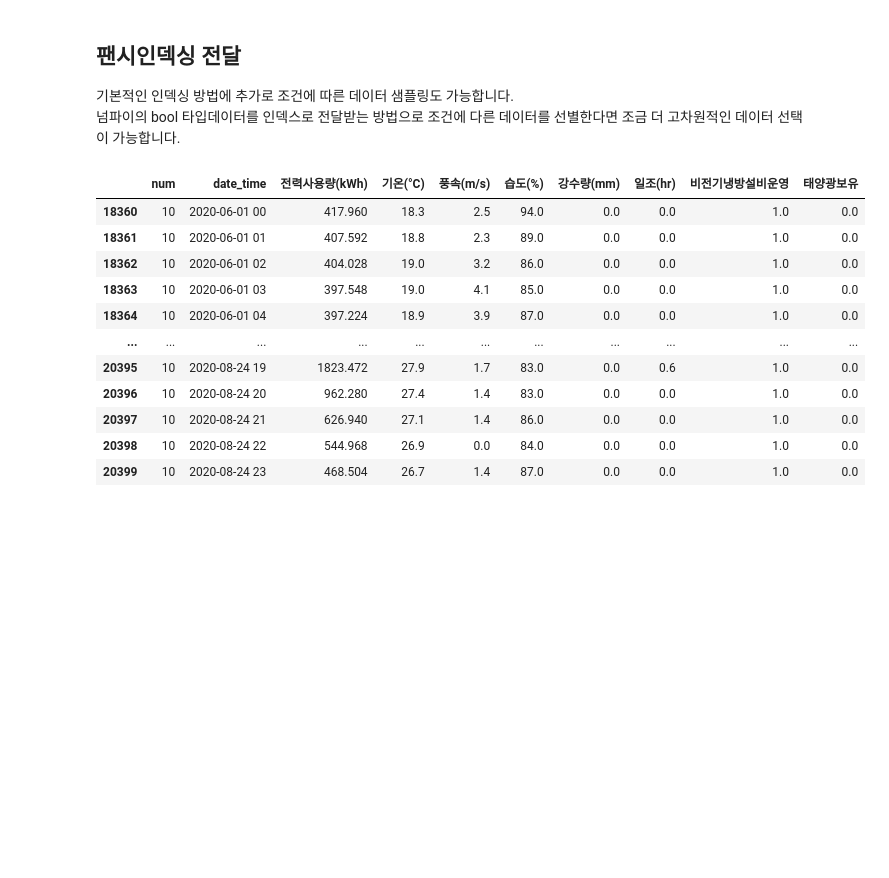
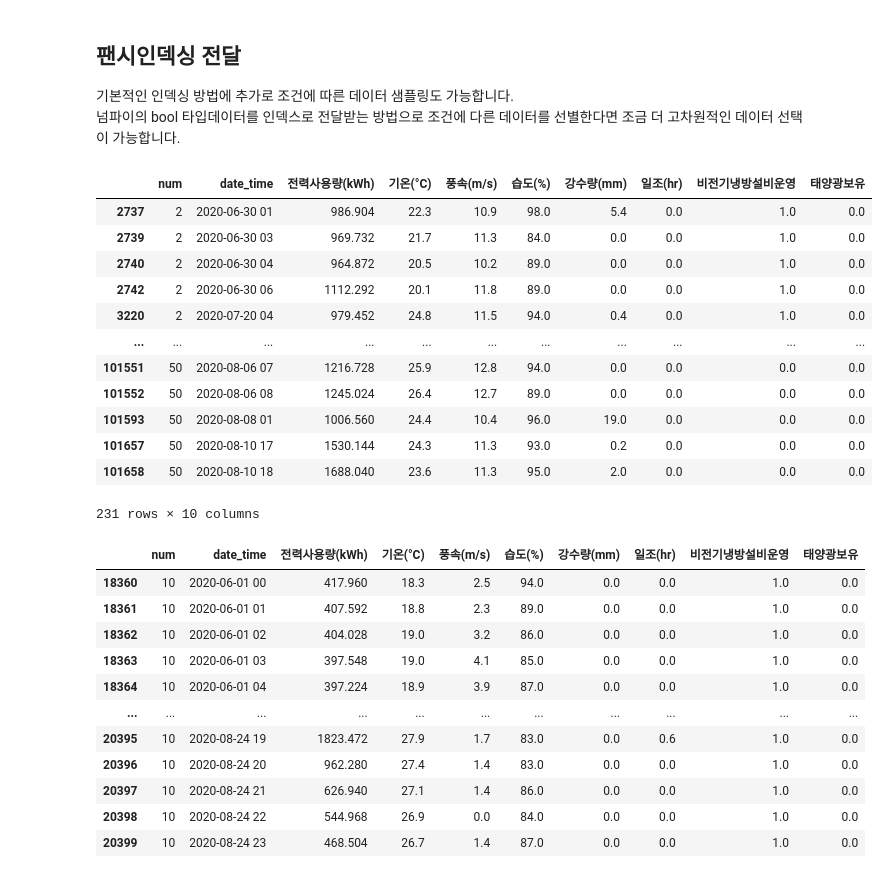
Before and after one commit to overgroove/samsung_ML, a Jupyter notebook: 03_package_pandas.ipynb, the cells around one changed output. Drawn from its saved outputs; the diff is of its cells as text; code cells hidden in the pictures; blank space fills up the shorter version.

```diff
--- a/03_package_pandas.ipynb
+++ b/03_package_pandas.ipynb
@@ -423,6 +423,22 @@ df.loc[10:21, ['date_time', '전력사용량(kWh)']]
 ## 팬시인덱싱 전달
 기본적인 인덱싱 방법에 추가로 조건에 따른 데이터 샘플링도 가능합니다.
 넘파이의 bool 타입데이터를 인덱스로 전달받는 방법으로 조건에 다른 데이터를 선별한다면 조금 더 고차원적인 데이터 선택이 가능합니다.
+# %%
+df.loc[df['풍속(m/s)'] > 10]
+# %% [output]
+|  | num | date_time | 전력사용량(kWh) | 기온(°C) | 풍속(m/s) | 습도(%) | 강수량(mm) | 일조(hr) | 비전기냉방설비운영 | 태양광보유 |
+| 2737 | 2 | 2020-06-30 01 | 986.904 | 22.3 | 10.9 | 98.0 | 5.4 | 0.0 | 1.0 | 0.0 |
+| 2739 | 2 | 2020-06-30 03 | 969.732 | 21.7 | 11.3 | 84.0 | 0.0 | 0.0 | 1.0 | 0.0 |
+| 2740 | 2 | 2020-06-30 04 | 964.872 | 20.5 | 10.2 | 89.0 | 0.0 | 0.0 | 1.0 | 0.0 |
+| 2742 | 2 | 2020-06-30 06 | 1112.292 | 20.1 | 11.8 | 89.0 | 0.0 | 0.0 | 1.0 | 0.0 |
+| 3220 | 2 | 2020-07-20 04 | 979.452 | 24.8 | 11.5 | 94.0 | 0.4 | 0.0 | 1.0 | 0.0 |
+| ... | ... | ... | ... | ... | ... | ... | ... | ... | ... | ... |
+| 101551 | 50 | 2020-08-06 07 | 1216.728 | 25.9 | 12.8 | 94.0 | 0.0 | 0.0 | 0.0 | 0.0 |
+| 101552 | 50 | 2020-08-06 08 | 1245.024 | 26.4 | 12.7 | 89.0 | 0.0 | 0.0 | 0.0 | 0.0 |
+| 101593 | 50 | 2020-08-08 01 | 1006.560 | 24.4 | 10.4 | 96.0 | 19.0 | 0.0 | 0.0 | 0.0 |
+| 101657 | 50 | 2020-08-10 17 | 1530.144 | 24.3 | 11.3 | 93.0 | 0.2 | 0.0 | 0.0 | 0.0 |
+| 101658 | 50 | 2020-08-10 18 | 1688.040 | 23.6 | 11.3 | 95.0 | 2.0 | 0.0 | 0.0 | 0.0 |
+231 rows × 10 columns
 # %%
 # 조건식을 인덱스로 받는 팬시인덱싱
 # 건물 번호 기준으로 한 건물에 해당하는 관측치 선별
```
Also changed, not shown: parts of 44 cells of this notebook.
